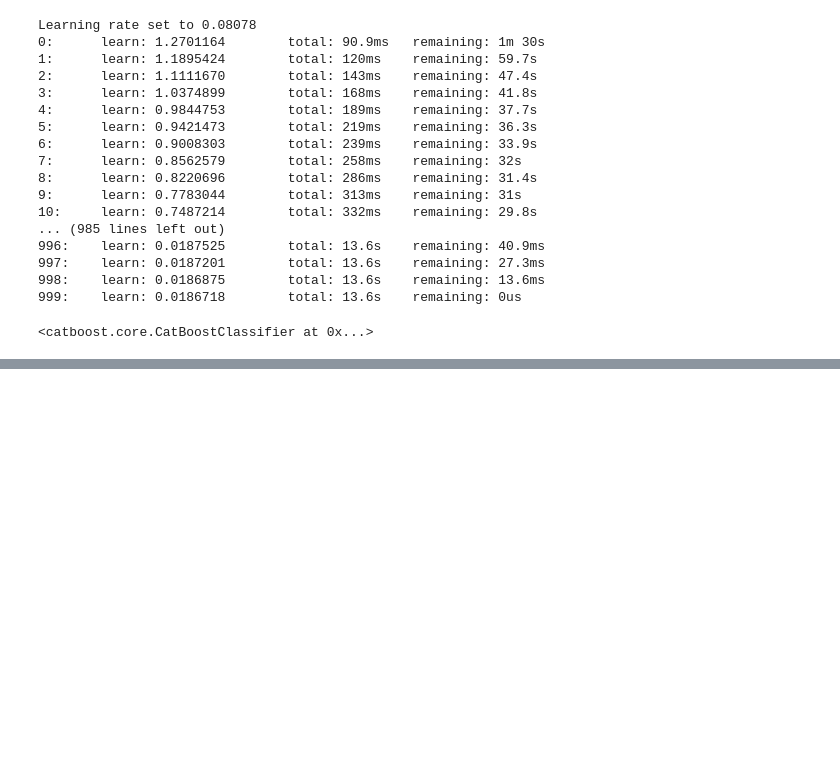
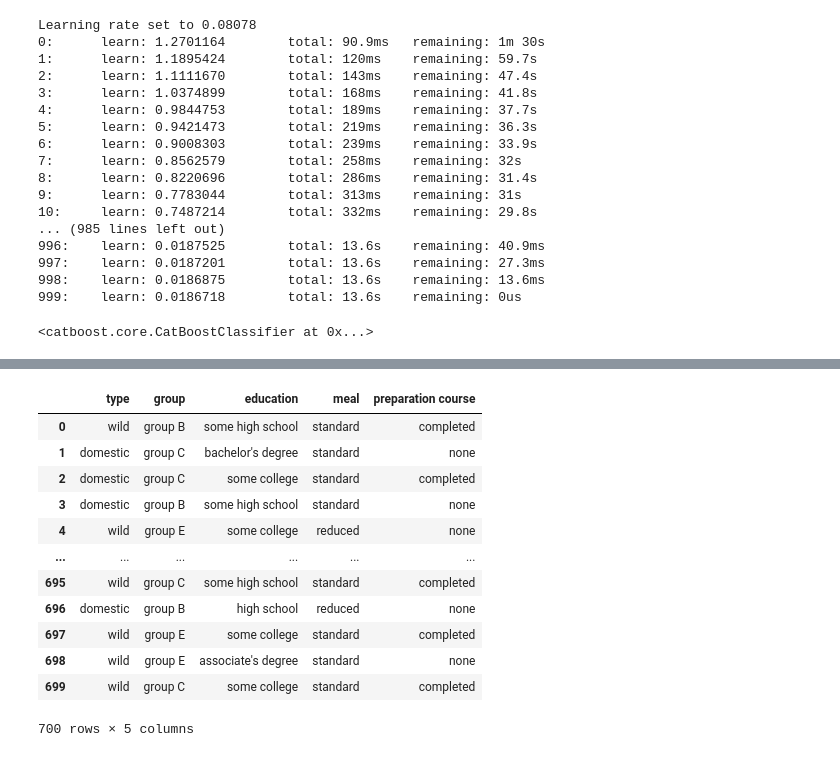
Before and after one commit to llizzzzzzzzii/data-analysis, a Jupyter notebook: Untitled1.ipynb, the cells around one changed output, grey strips where cells are left out. Drawn from its saved outputs; the diff is of its cells as text; code cells hidden in the pictures; blank space fills up the shorter version.

```diff
--- a/Untitled1.ipynb
+++ b/Untitled1.ipynb
@@ -667,0 +1006,16 @@ test[["price_range"]].to_csv("first_submit.csv", index=False)
+# %%
+X
+# %% [output]
+|  | type | group | education | meal | preparation course |
+| 0 | wild | group B | some high school | standard | completed |
+| 1 | domestic | group C | bachelor's degree | standard | none |
+| 2 | domestic | group C | some college | standard | completed |
+| 3 | domestic | group B | some high school | standard | none |
+| 4 | wild | group E | some college | reduced | none |
+| ... | ... | ... | ... | ... | ... |
+| 695 | wild | group C | some high school | standard | completed |
+| 696 | domestic | group B | high school | reduced | none |
+| 697 | wild | group E | some college | standard | completed |
+| 698 | wild | group E | associate's degree | standard | none |
+| 699 | wild | group C | some college | standard | completed |
+700 rows × 5 columns
```
Also changed, not shown: parts of 48 cells of this notebook.
